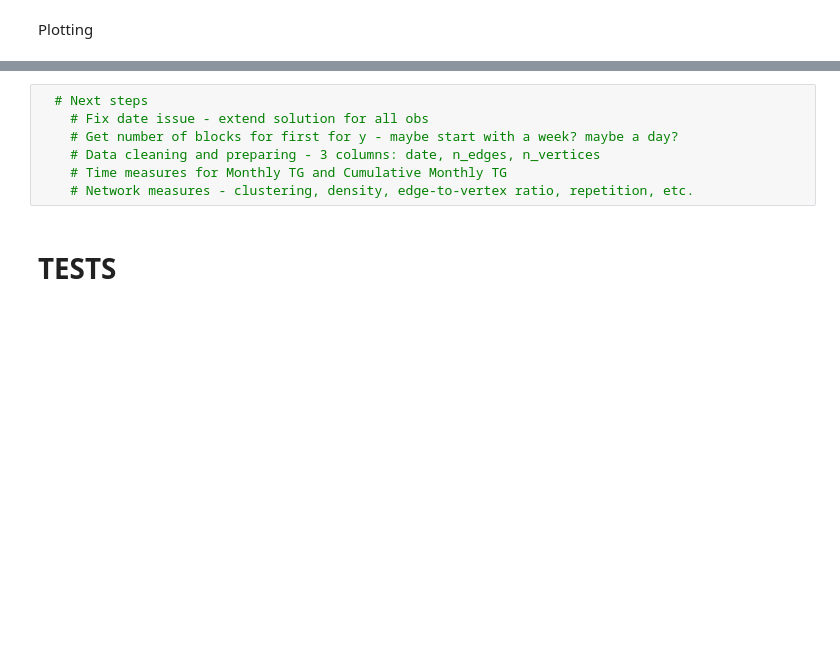
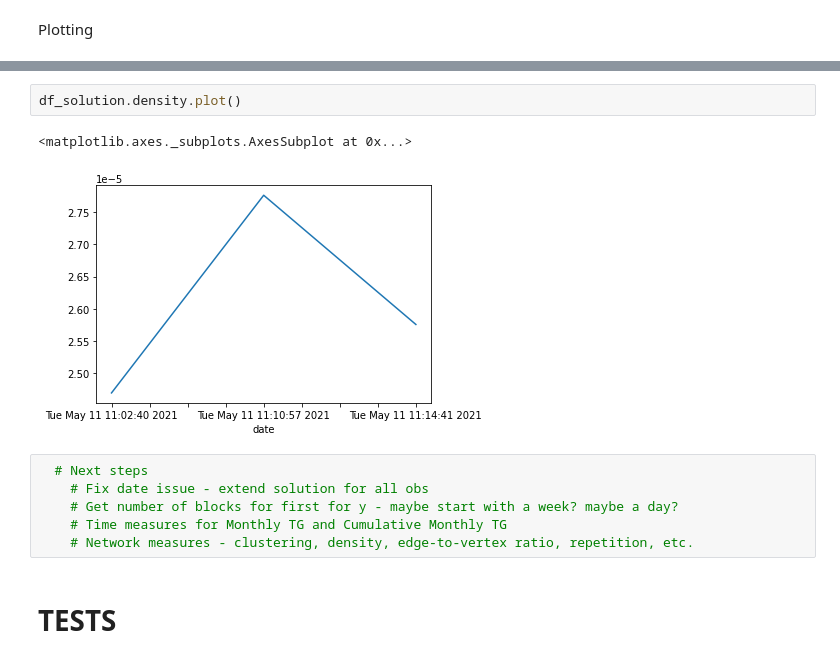
Before and after one commit to rkoprik/txs_graph, a Jupyter notebook: SoChain.ipynb, the cells around one changed output, grey strips where cells are left out. Cells and saved outputs as stored; diff of their text form; blank space fills up the shorter version.

```diff
--- a/SoChain.ipynb
+++ b/SoChain.ipynb
@@ -190,8 +226,12 @@ df_indicators
+# %%
+df_solution.density.plot()
+# %% [output]
+<matplotlib.axes._subplots.AxesSubplot at 0x...>
+[figure, added]
 # %%
   # Next steps
     # Fix date issue - extend solution for all obs
     # Get number of blocks for first for y - maybe start with a week? maybe a day?
-    # Data cleaning and preparing - 3 columns: date, n_edges, n_vertices
     # Time measures for Monthly TG and Cumulative Monthly TG
     # Network measures - clustering, density, edge-to-vertex ratio, repetition, etc.
 # %% [markdown]
```
Also changed, not shown: parts of 10 cells of this notebook.
